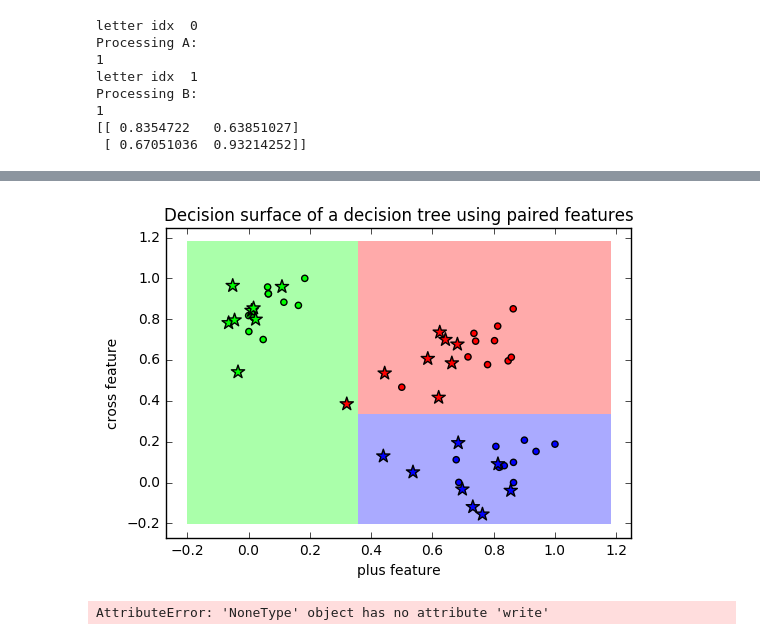
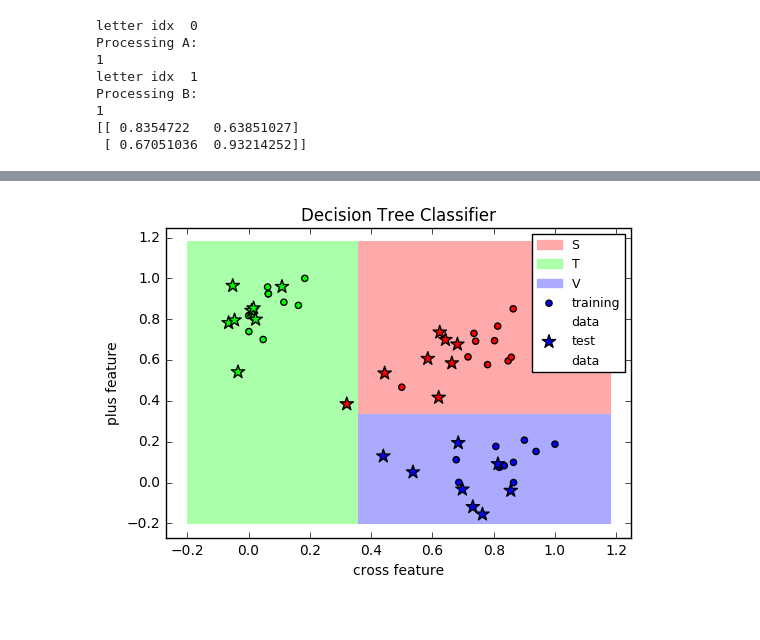
Before and after one commit to mika018/Character-Recognition-Classifier, a Jupyter notebook: cw2.ipynb, the cells around one changed output, grey strips where cells are left out. Cells and saved outputs as stored; diff of their text form; code cells hidden in the pictures.

```diff
--- a/cw2.ipynb
+++ b/cw2.ipynb
@@ -758,7 +772,7 @@ y = [int(x / 10) for x in range(30)] # target labeling
 # print(X)
 # print(y)
 # print(test_data_matrix)
-# print()
+print(a_b_data_matrix)
 h = .005  # step size in the mesh
 
 # Create color maps
@@ -795,9 +809,15 @@ for n_neighbors in range(1, 11):
 
     plt.title("Classifying A and B")
     plt.axis('tight')
-    ax.set_xlabel('plus feature')
-    ax.set_ylabel('cross feature')
-#     plt.savefig(str(n_neighbors) + 'nnclassigication_a_b.png')
+
+    S_patch = patches.Patch(color='#FFAAAA', label='S')
+    T_patch = patches.Patch(color='#AAFFAA', label='T')
+    V_patch = patches.Patch(color='#AAAAFF', label='V')
+    plt.legend(handles=[S_patch, T_patch, V_patch], fontsize=10)
+
+    ax.set_ylabel('plus feature')
+    ax.set_xlabel('cross feature')
+    plt.savefig(str(n_neighbors) + 'nnclassigication_a_b.png')
 
 #     axes = plt.gca()
 #     axes.set_xlim([0,1.1])
@@ -818,52 +840,65 @@ plt.show()
 # %%
 from sklearn.tree import DecisionTreeClassifier
 
 # Parameters
 n_classes = 3
 plot_colors = "bry"
 plot_step = 0.02
 
 # print(X)
 
-clf = DecisionTreeClassifier().fit(X, y)
+clf = DecisionTreeClassifier(splitter='best').fit(X, y)
 
 x_min, x_max = X[:, 0].min() - 0.2, X[:, 0].max() + 0.2
 y_min, y_max = X[:, 1].min() - 0.2, X[:, 1].max() + 0.2
 xx, yy = np.meshgrid(np.arange(x_min, x_max, plot_step),
                      np.arange(y_min, y_max, plot_step))
 
 Z = clf.predict(np.c_[xx.ravel(), yy.ravel()])
 Z = Z.reshape(xx.shape)
 
 fig = plt.figure()
 ax = fig.add_subplot(111)
 plt.pcolormesh(xx, yy, Z, cmap=cmap_light)
 
-plt.scatter(X[:, 0], X[:, 1], c=y, cmap=cmap_bold)
-plt.scatter(test_data_matrix[:, 0], test_data_matrix[:, 1], s=100, c=y_test, cmap=cmap_bold, marker='*')
+train = plt.scatter(X[:, 0], X[:, 1], c=y, cmap=cmap_bold)
+test = plt.scatter(test_data_matrix[:, 0], test_data_matrix[:, 1], s=100, c=y_test, cmap=cmap_bold, marker='*')
 
 plt.axis("tight")
-ax.set_xlabel('plus feature')
-ax.set_ylabel('cross feature')
+ax.set_ylabel('plus feature')
+ax.set_xlabel('cross feature')
 
-plt.title("Decision surface of a decision tree using paired features")
+S_patch = patches.Patch(color='#FFAAAA', label='S')
+T_patch = patches.Patch(color='#AAFFAA', label='T')
+V_patch = patches.Patch(color='#AAAAFF', label='V')
+
+W_patch = patches.Patch(color='#FFFFFF')
+
+plt.legend((S_patch, T_patch, V_patch, train, W_patch, test, W_patch),
+           ('S', 'T', 'V', 'training', 'data', 'test', 'data'),
+           scatterpoints=1,
+           loc='upper right',
+           fontsize=9)
+
+plt.title("Decision Tree Classifier")
+
+plt.savefig('dtClassifier.png')
+
 plt.show()
 # %% [output]
-[figure, old version]
+[figure, new version]
 # %%
 import pydotplus
 import io
 from sklearn import tree
 from IPython.display import Image
-dot_data = tree.export_graphviz(clf, out_file=None,
-                         feature_names=iris.feature_names,
-                         class_names=iris.target_names,
-                         filled=True, rounded=True,
-                         special_characters=True)
-graph = pydotplus.graph_from_dot_data(dot_data)
-Image(graph.create_png())
-# dot_data = io.StringIO()
-# tree.export_graphviz(clf, out_file='tree.dot')
+
+# X1 = np.asmatrix(np.column_stack((training_data_matrix[:,0], training_data_matrix[:,3], training_data_matrix[:,4])))
+# ft = DecisionTreeClassifier().fit(X1, y)
+tree.export_graphviz(clf,
+                     out_file='decisionTree.dot',
+                     feature_names=['cross-filter', 'plus-filter'],
+                     class_names=['S', 'T', 'V'])
 # tree.export_graphviz(clf, out_file=dot_data)
 # graph = pydotplus.graph_from_dot_data(dot_data.getvalue())
 # graph.write('w.jpg', format='jpg')
@@ -871,5 +906,3 @@ Image(graph.create_png())
 # graph.write_pdf("iris.png")
 # graph = pydotplus.graph_from_dot_data(dotfile)
 # graph.write_pdf("iris.pdf")
-# %% [output]
-AttributeError: 'NoneType' object has no attribute 'write'
```
Also changed, not shown: parts of 3 cells of this notebook, 36 other files.
